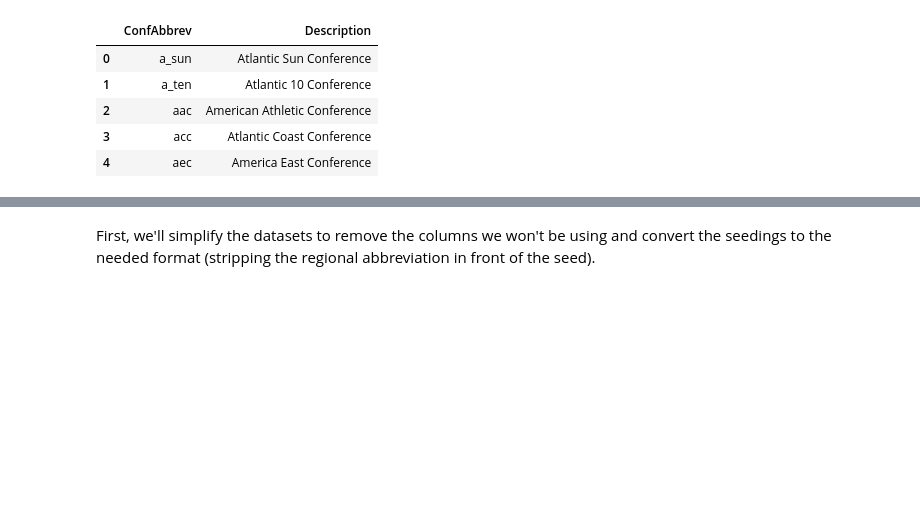
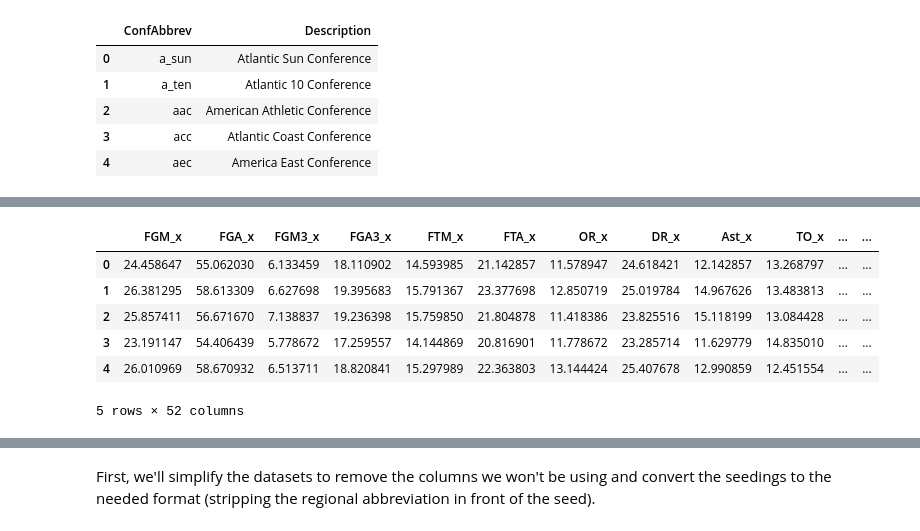
Before and after one commit to darthkenobi5319/ICP, a Jupyter notebook: Project/Basic Starter Kernel - NCAA Men's Dataset 2019.ipynb, the cells around one changed output, grey strips where cells are left out. Cells and saved outputs as stored; diff of their text form; code cells hidden in the pictures; blank space fills up the shorter version.

```diff
--- a/Project/Basic Starter Kernel - NCAA Men's Dataset 2019.ipynb
+++ b/Project/Basic Starter Kernel - NCAA Men's Dataset 2019.ipynb
@@ -133,0 +244,3 @@ Index(['Season', 'DayNum', 'WTeamID', 'WScore', 'LTeamID', 'LScore', 'WLoc',
+# %%
+### check if any of the two teams did not play
+df_matchup = df_reg_season_joined[['WinningTeamName','LosingTeamName']]
@@ -133,0 +254,13 @@ Index(['Season', 'DayNum', 'WTeamID', 'WScore', 'LTeamID', 'LScore', 'WLoc',
+# %%
+df_match_data = pd.merge(df_match_data,df_average,how = 'left',left_on = ['Team1'], right_on = ['TeamName'])
+df_match_data = pd.merge(df_match_data,df_average,how = 'left',left_on = ['Team2'], right_on = ['TeamName'])
+df_match_data = df_match_data.drop(['Team1','Team2'], axis=1)
+df_match_data.head()
+# %% [output]
+|  | FGM_x | FGA_x | FGM3_x | FGA3_x | FTM_x | FTA_x | OR_x | DR_x | Ast_x | TO_x | ... | ... |
+| 0 | 24.458647 | 55.062030 | 6.133459 | 18.110902 | 14.593985 | 21.142857 | 11.578947 | 24.618421 | 12.142857 | 13.268797 | ... | ... |
+| 1 | 26.381295 | 58.613309 | 6.627698 | 19.395683 | 15.791367 | 23.377698 | 12.850719 | 25.019784 | 14.967626 | 13.483813 | ... | ... |
+| 2 | 25.857411 | 56.671670 | 7.138837 | 19.236398 | 15.759850 | 21.804878 | 11.418386 | 23.825516 | 15.118199 | 13.084428 | ... | ... |
+| 3 | 23.191147 | 54.406439 | 5.778672 | 17.259557 | 14.144869 | 20.816901 | 11.778672 | 23.285714 | 11.629779 | 14.835010 | ... | ... |
+| 4 | 26.010969 | 58.670932 | 6.513711 | 18.820841 | 15.297989 | 22.363803 | 13.144424 | 25.407678 | 12.990859 | 12.451554 | ... | ... |
+5 rows × 52 columns
```
Also changed, not shown: parts of 25 cells of this notebook, 2 other files.
